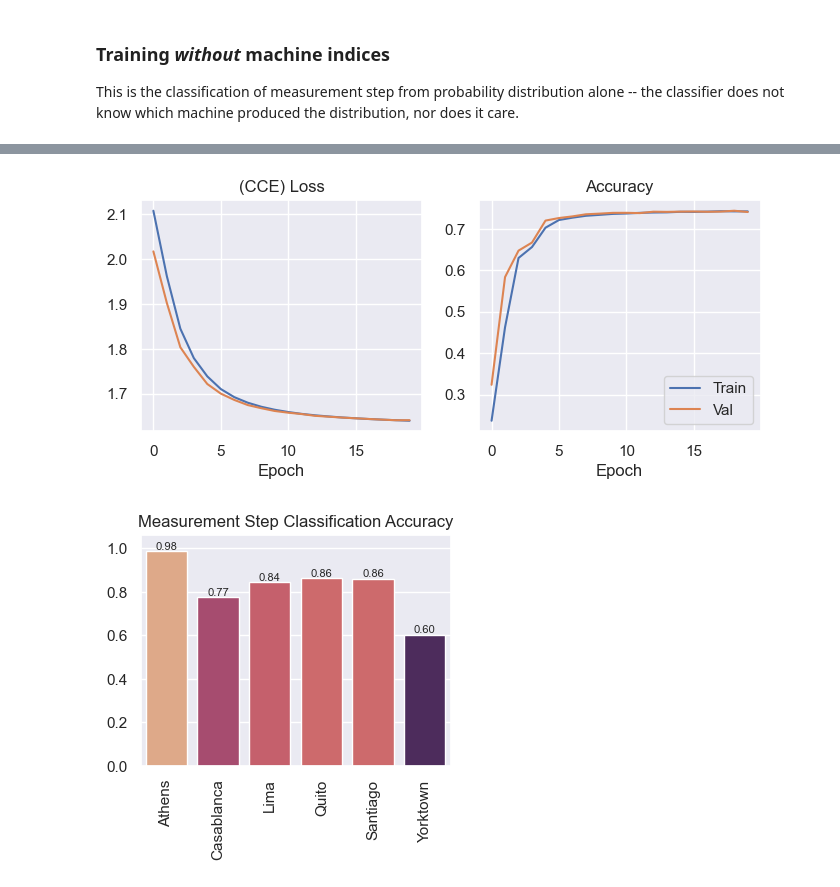
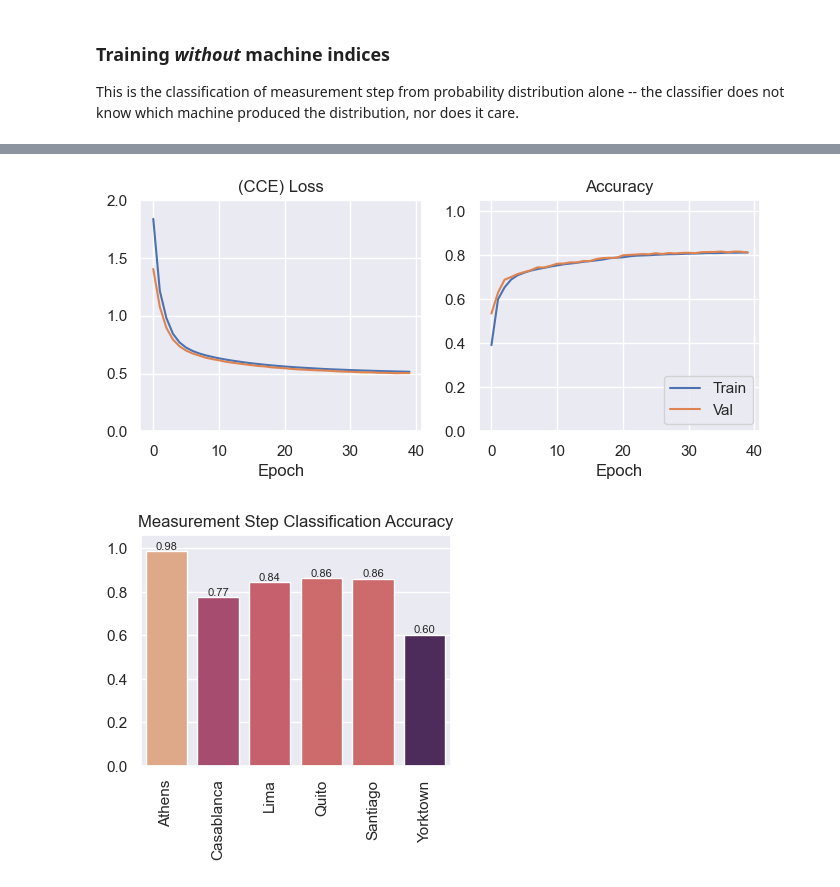
Before and after one commit to BenPrie/quantum-noise-ml, a Jupyter notebook: fingerprint-classifcation.ipynb, the cells around one changed output, grey strips where cells are left out. Saved outputs shown, nothing was run; the diff lists cells and outputs as text; code cells hidden in the pictures.

Commit message:
Cleaning up and Frankenstein model

```diff
--- a/fingerprint-classifcation.ipynb
+++ b/fingerprint-classifcation.ipynb
@@ -140,7 +139,7 @@ Here we train a model to classify a given probability distribution, taken from t
 #### Multi-layer Perceptron (MLP)
 # %%
 # Function to perform a single training step (i.e. one epoch).
-def training_step(model, loader, optimiser, loss_fn, verbose=True):
+def training_step(model, loader, optimiser, loss_fn):
     # Use train mode.
     model.train()
 
@@ -149,7 +148,7 @@ def training_step(model, loader, optimiser, loss_fn, verbose=True):
     running_acc = 0
 
     # Iterate over the loader (if verbose is true, give a progress bar).
-    for xs, ys_true in (tqdm(loader, desc='Training', leave=False) if False else loader):
+    for xs, ys_true in loader:
         # Zero gradients.
         optimiser.zero_grad()
 
@@ -172,7 +171,7 @@ def training_step(model, loader, optimiser, loss_fn, verbose=True):
     return running_loss / len(loader), running_acc / len(loader.dataset)
 
 # Function to evaluate with the given loader (i.e. validation/testing).
-def evaluate(model, loader, loss_fn, verbose=True):
+def evaluate(model, loader, loss_fn):
     # Use evaluation mode.
     model.eval()
 
@@ -183,7 +182,7 @@ def evaluate(model, loader, loss_fn, verbose=True):
     # For evaluation, we do not track gradients.
     with torch.no_grad():
         # Iterate over the loader (if verbose is true, give a progress bar).
-        for xs, ys_true in (tqdm(loader, desc='Evaluating', leave=False) if False else loader):
+        for xs, ys_true in loader:
             # Predict labels.
             ys_pred = model(xs)
 
@@ -198,9 +197,9 @@ def evaluate(model, loader, loss_fn, verbose=True):
     return running_loss / len(loader), running_acc / len(loader.dataset)
 
 # Function to perform a full training routine.
-def train(model, train_loader, val_loader, n_epochs, lr=1e-3, weight_decay=.0, verbose=False, save_path=None):
+def train(model, train_loader, val_loader, n_epochs, lr=1e-3, weight_decay=.0, verbose=False, save_dir=None, save_file_name='model-dict'):
     # Create the save directory.
-    if save_path: makedirs(save_path, exist_ok=True)
+    if save_dir: makedirs(save_dir, exist_ok=True)
 
     # Set up an optimiser and loss function.
     optimiser = Adam(params=model.parameters(), lr=lr, weight_decay=weight_decay)
@@ -213,10 +212,10 @@ def train(model, train_loader, val_loader, n_epochs, lr=1e-3, weight_decay=.0, v
     # Remember the training statistics, just in case someone feels like plotting it.
     train_losses, train_accs, val_losses, val_accs = [], [], [], []
 
-    for epoch_idx in tqdm(np.arange(1, n_epochs + 1), desc='Top-level training'):
+    for epoch_idx in (tqdm(np.arange(1, n_epochs + 1), desc='Top-level training') if verbose else np.arange(1, n_epochs + 1)):
         # Train the model.
-        train_loss, train_acc = training_step(model, train_loader, optimiser, loss_fn, verbose)
-        val_loss, val_acc = evaluate(model, val_loader, loss_fn, verbose)
+        train_loss, train_acc = training_step(model, train_loader, optimiser, loss_fn)
+        val_loss, val_acc = evaluate(model, val_loader, loss_fn)
 
         # Store those stats.
         train_losses.append(train_loss)
@@ -230,7 +229,7 @@ def train(model, train_loader, val_loader, n_epochs, lr=1e-3, weight_decay=.0, v
             best_state = model.state_dict()
 
             # Save the model (if a save path has been given).
-            if save_path: torch.save(best_state, f'{save_path}/state_dict.pt')
+            if save_dir: torch.save(best_state, path.join(save_dir, f'{save_file_name}.pt'))
 
         # Print the stats (if verbose).
         if verbose:
@@ -588,8 +631,6 @@ plt.savefig('./figures/martina-data-visualisation-by-step-one-machine.pdf', bbox
 
 This is the classification of measurement step from probability distribution alone -- the classifier does not know which machine produced the distribution, nor does it care.
 # %%
-from dataset import PyTorchDataset
-
 # Load in the data as numpy arrays.
 n_steps = 9
 xs_train, xs_val, _, _, _, _, ys_train, ys_val, _ = load_flipped_dataset(dataset_path, steps=np.arange(n_steps), test_size=.25, val_size=.15, shuffle=True, as_torch=False)
@@ -605,7 +646,7 @@ mlp_model = Sequential(
     Linear(4, hidden_size), ReLU(),
     Linear(hidden_size, hidden_size), ReLU(),
     Linear(hidden_size, n_steps),
-    Softmax()
+    #Softmax()
 )
-train_losses, train_accs, val_losses, val_accs = train(mlp_model, train_dataloader, val_dataloader, n_epochs=20, lr=1e-4, verbose=True)
+train_losses, train_accs, val_losses, val_accs = train(mlp_model, train_dataloader, val_dataloader, n_epochs=40, lr=1e-4, verbose=True)
 # %% [output]
@@ -632,24 +670,29 @@ Epoch 020: train loss - 1.640, val loss - 1.641, train acc - 0.743, val acc - 0.
 # %%
 # Set up a figure and axes.
 fig, (ax_loss, ax_acc) = plt.subplots(1, 2, figsize=(8, 3))
 
 # Plot the stats.
 epochs = np.arange(len(train_losses))
 sns.lineplot(x=epochs, y=train_losses, ax=ax_loss)
 sns.lineplot(x=epochs, y=val_losses, ax=ax_loss)
 sns.lineplot(x=epochs, y=train_accs, ax=ax_acc, label='Train')
 sns.lineplot(x=epochs, y=val_accs, ax=ax_acc, label='Val')
 
 # Beautification.
 ax_loss.set_title('(CCE) Loss')
 ax_loss.set_xlabel('Epoch')
 
 ax_acc.set_title('Accuracy')
 ax_acc.set_xlabel('Epoch')
 
+ax_loss.set_ylim(0, 2)
+ax_acc.set_ylim(0, 1.05)
+
+ax_acc.legend(loc='lower right')
+
 plt.show()
 # %% [output]
-[figure, old version]
+[figure, new version]
 # %%
 # Now we train a classifier for each machine independently, like we did previously.
 models = {}
```
Also changed, not shown: parts of 20 cells of this notebook, 16 other files.
